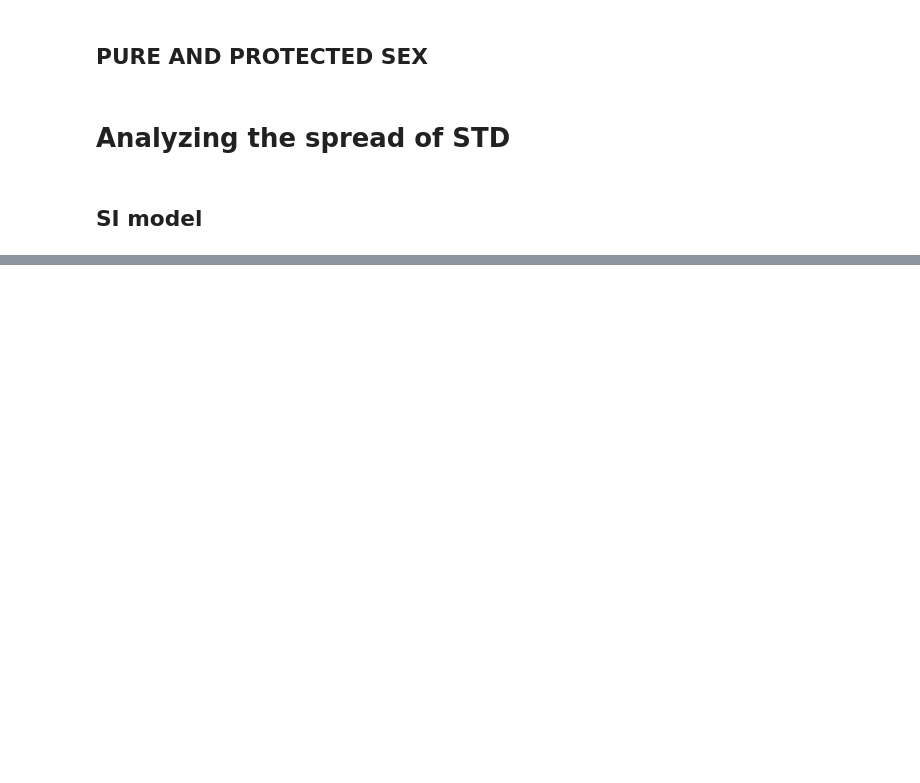
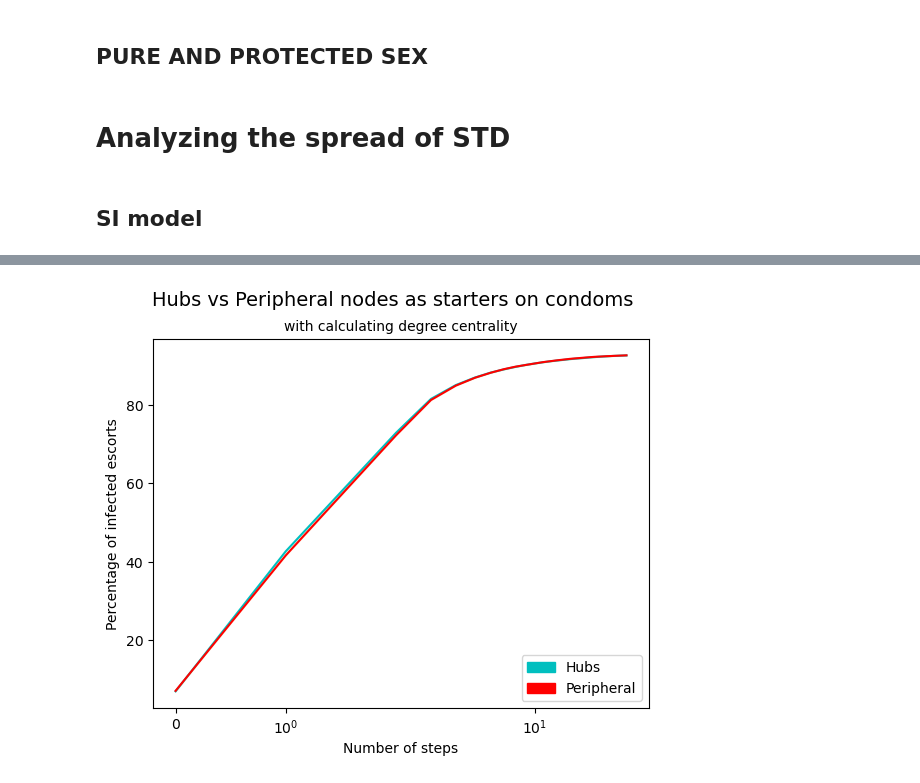
Before and after one commit to rsapeta/Network-Analysis, a Jupyter notebook: Escort/escort_analysis.ipynb, the cells around one changed output, grey strips where cells are left out. Drawn from its saved outputs; the diff is of its cells as text; code cells hidden in the pictures; blank space fills up the shorter version.

```diff
--- a/Escort/escort_analysis.ipynb
+++ b/Escort/escort_analysis.ipynb
@@ -266,3 +267,5 @@ d_cent = nx.degree_centrality(proj_G)
 
 #top 10
 d_c_sorted = {k: v for k, v in sorted(d_cent.items(), key=lambda item: item[1], reverse=True)[:10]}
+peri1 = {k: v for k, v in sorted(d_cent.items(), key=lambda item: item[1], reverse=False)if v >0}
+peri = {k: v for k, v in sorted(peri.items(), key=lambda item: item[1], reverse=False)[:10]}
@@ -445,0 +512,27 @@ plt.show()
+# %%
+model_curve = defaultdict(lambda : defaultdict(float))
+for run in range(10):
+   # The seed set should be the same for both models
+   i_nodes_hubs = set(random.sample(list(d_c_sorted.keys()), 3))
+   i_nodes_peri = set(random.sample(list(peri.keys()), 3))
+   for step in range(30):
+      i_nodes_hubs = si_simple(pG_condoms, i_nodes_hubs)
+      i_nodes_peri = si_simple(pG_condoms, i_nodes_peri)
+      # Since we run 10 times, we average the infected set size
+      model_curve["hubs"][step] += (len(i_nodes_hubs) / len(pG_condoms.nodes)) * 10
+      model_curve["peri"][step] += (len(i_nodes_peri) / len(pG_condoms.nodes)) * 10
+# %%
+plt.plot([model_curve["hubs"][step] for step in range(30)], color = 'c', label = 'Hubs')
+plt.plot([model_curve["peri"][step] for step in range(30)], color = 'r', label = 'Peri')
+plt.ylabel('Percentage of infected escorts')
+plt.xlabel('Number of steps')
+plt.fill_between(range(30), [model_curve["hubs"][step] for step in range(30)], [model_curve["peri"][step] for step in range(30)], color ='#FAF7E1')
+plt.xscale('symlog')
+plt.suptitle('Hubs vs Peripheral nodes as starters on condoms', fontsize=14)
+plt.title('with calculating degree centrality', fontsize = 10)
+green_patch = mpatches.Patch(color='c', label='Hubs')
+blue_patch = mpatches.Patch(color='r', label='Peripheral')
+plt.legend(handles=[green_patch, blue_patch], loc='lower right')
+plt.show()
+# %% [output]
+[figure, added]
```
Also changed, not shown: parts of 8 cells of this notebook.
